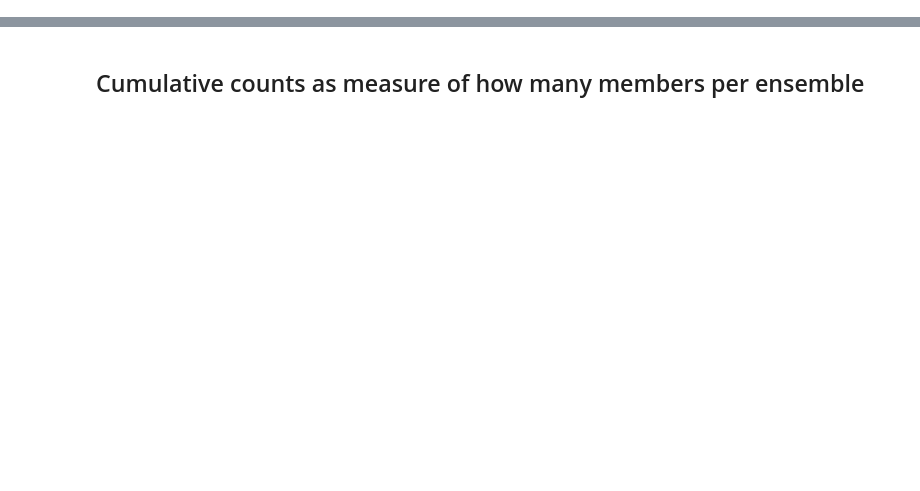
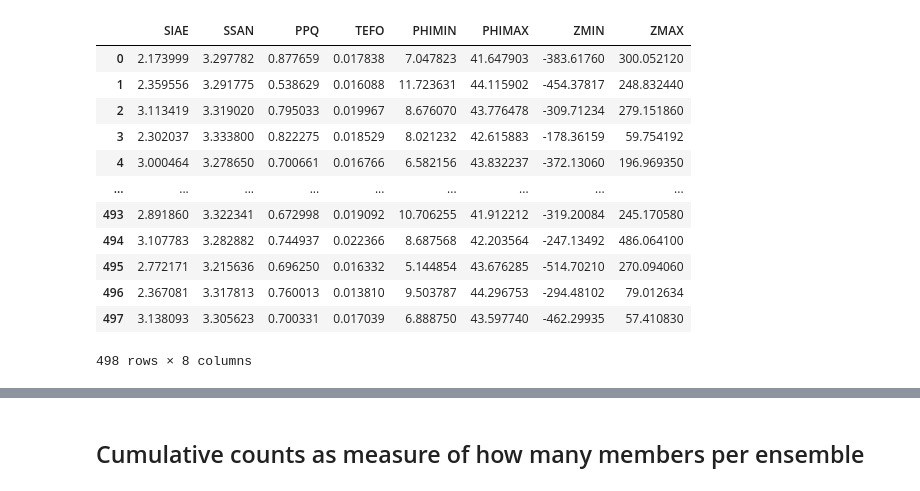
Before and after one commit to pism/pism-emulator, a Jupyter notebook: calibration/calibrate.ipynb, the cells around one changed output, grey strips where cells are left out. Saved outputs shown, nothing was run; the diff lists cells and outputs as text; code cells hidden in the pictures; blank space fills up the shorter version.

```diff
--- a/calibration/calibrate.ipynb
+++ b/calibration/calibrate.ipynb
@@ -43,2 +41,29 @@ No artists with labels found to put in legend.  Note that artists whose label st
+# %%
+calib_samples
+m_flow_keys = [
+            "SIAE",
+            "SSAN",
+            "PPQ",
+            "TEFO",
+            "PHIMIN",
+            "PHIMAX",
+            "ZMIN",
+            "ZMAX",
+        ]
+calib_samples[m_flow_keys]
+# %% [output]
+|  | SIAE | SSAN | PPQ | TEFO | PHIMIN | PHIMAX | ZMIN | ZMAX |
+| 0 | 2.173999 | 3.297782 | 0.877659 | 0.017838 | 7.047823 | 41.647903 | -383.61760 | 300.052120 |
+| 1 | 2.359556 | 3.291775 | 0.538629 | 0.016088 | 11.723631 | 44.115902 | -454.37817 | 248.832440 |
+| 2 | 3.113419 | 3.319020 | 0.795033 | 0.019967 | 8.676070 | 43.776478 | -309.71234 | 279.151860 |
+| 3 | 2.302037 | 3.333800 | 0.822275 | 0.018529 | 8.021232 | 42.615883 | -178.36159 | 59.754192 |
+| 4 | 3.000464 | 3.278650 | 0.700661 | 0.016766 | 6.582156 | 43.832237 | -372.13060 | 196.969350 |
+| ... | ... | ... | ... | ... | ... | ... | ... | ... |
+| 493 | 2.891860 | 3.322341 | 0.672998 | 0.019092 | 10.706255 | 41.912212 | -319.20084 | 245.170580 |
+| 494 | 3.107783 | 3.282882 | 0.744937 | 0.022366 | 8.687568 | 42.203564 | -247.13492 | 486.064100 |
+| 495 | 2.772171 | 3.215636 | 0.696250 | 0.016332 | 5.144854 | 43.676285 | -514.70210 | 270.094060 |
+| 496 | 2.367081 | 3.317813 | 0.760013 | 0.013810 | 9.503787 | 44.296753 | -294.48102 | 79.012634 |
+| 497 | 3.138093 | 3.305623 | 0.700331 | 0.017039 | 6.888750 | 43.597740 | -462.29935 | 57.410830 |
+498 rows × 8 columns
 # %%
 run_samples = pd.read_csv("/Volumes/zachariae/pism-gris/latin_hypercube/lhs_plus_mc_samples_11_2021.csv")
```
Also changed, not shown: parts of 43 cells of this notebook, 2 other files.
